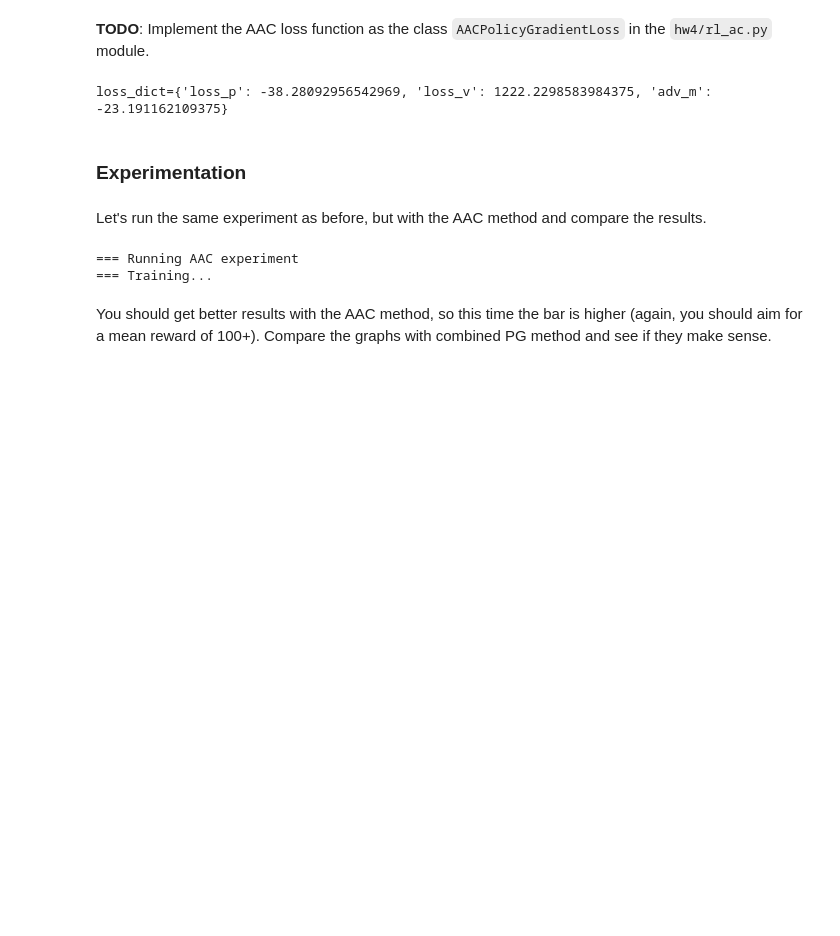
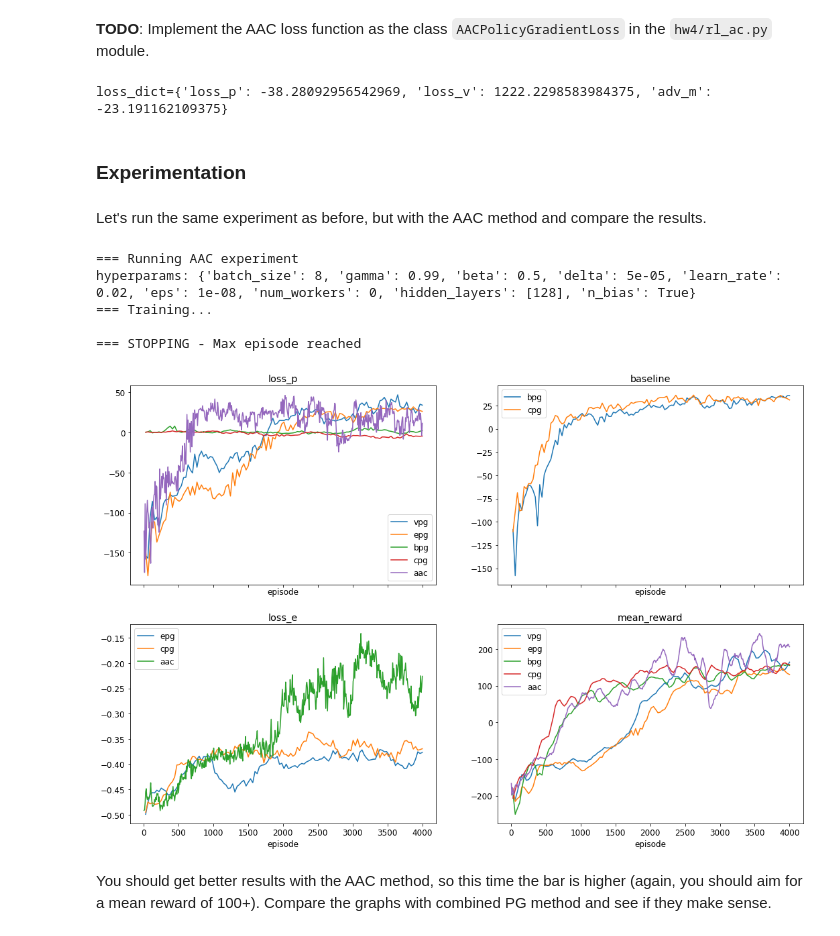
Before and after one commit to Ofir-Shechtman/CS236781-Deep-Learning-hw4, a Jupyter notebook: Part1_DeepRL.ipynb, the cells around one changed output. Saved outputs shown, nothing was run; the diff lists cells and outputs as text; code cells hidden in the pictures; blank space fills up the shorter version.

```diff
--- a/Part1_DeepRL.ipynb
+++ b/Part1_DeepRL.ipynb
@@ -942,33 +886,28 @@ def train_aac3(agent_type, net_type, seed=None, checkpoints_file=None, **train_k
 training_data_filename = os.path.join('results', f'part1_exp_aac.dat')
 
 # Set to True to force re-run (careful, will delete old experiment results)
-force_run = True
+force_run = False
 
 if os.path.isfile(training_data_filename) and not force_run:
     print(f'=== results file {training_data_filename} exists, skipping experiments.')
     results_aac = load_training_data(training_data_filename)
 
 else:
-    '''import itertools
-    hp = hw4.answers.part1_aac_hyperparams()
-for batch_size, beta, learn_rate, hidden_layersin, delta in itertools.product([4, 8, 32], [0.5, 1], [0.02, 0.002, 0.0002], [[16], [64], [256], [16,256]], [1]):
-    u = {"batch_size":batch_size, "beta":beta, "learn_rate":learn_rate, "hidden_layers":hidden_layersin, "delta":delta}
-    hp.update(u)
-    print(f'\n{hp}\n')
-    hp = hw4.answers.part1_aac_hyperparams()
-    loss_fns = [hw4ac.AACPolicyGradientLoss(hp['delta']), hw4pg.ActionEntropyLoss(ENV_N_ACTIONS, hp['beta'])]
-    training_data =  train_rl(hw4ac.AACPolicyAgent, hw4ac.AACPolicyNet, loss_fns, hp, max_episodes=exp_max_episodes) '''
-
     print(f'=== Running AAC experiment')
     training_data = train_aac(max_episodes=exp_max_episodes)
     results_aac = dict(aac=training_data)
     dump_training_data(results_aac, training_data_filename)
 # %% [output]
 === Running AAC experiment
+hyperparams: {'batch_size': 8, 'gamma': 0.99, 'beta': 0.5, 'delta': 5e-05, 'learn_rate': 0.02, 'eps': 1e-08, 'num_workers': 0, 'hidden_layers': [128], 'n_bias': True}
 === Training...
+
+=== STOPPING - Max episode reached
 # %%
-# experiments_results_fig = plot_experiment_results(results)
-plot_experiment_results(results_aac, fig=experiments_results_fig)
+experiments_results_fig = plot_experiment_results(results)
+plot_experiment_results(results_aac, fig=experiments_results_fig);
+# %% [output]
+[figure, added]
 # %% [markdown]
 You should get better results with the AAC method, so this time the bar is higher (again, you should aim for a mean reward of 100+).
 Compare the graphs with combined PG method and see if they make sense.
```
Also changed, not shown: parts of 23 cells of this notebook, 4 other files.
